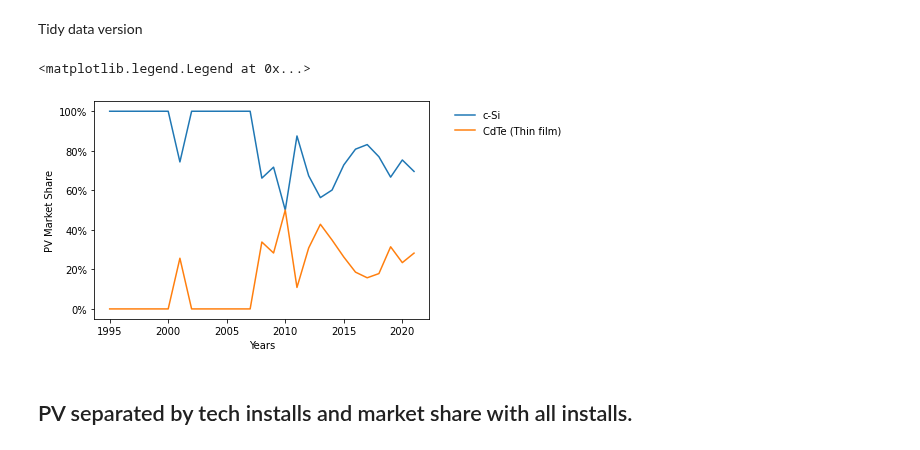
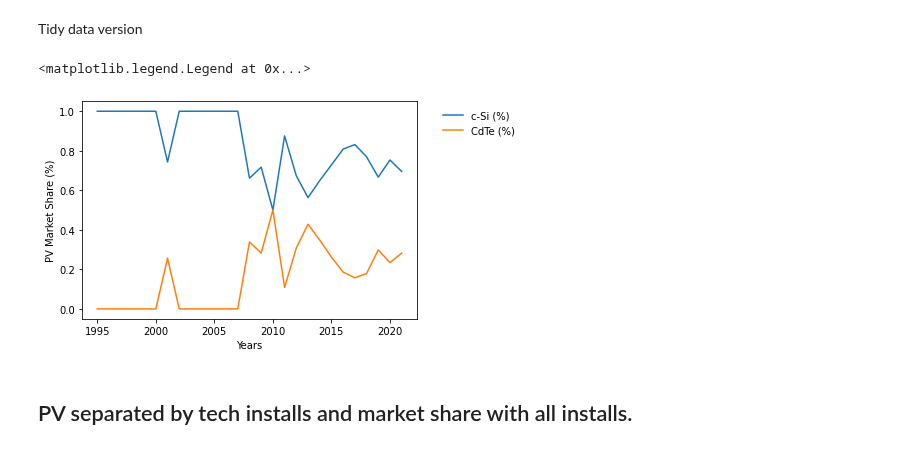
Before and after one commit to NREL/PV_ICE, a Jupyter notebook: docs/tutorials/baseline development documentation/(baseline development) EIA860 Processing - cSi CdTe Installation.ipynb, the cells around one changed output. Cells and saved outputs as stored; diff of their text form; code cells hidden in the pictures.

```diff
--- a/docs/tutorials/baseline development documentation/(baseline development) EIA860 Processing - cSi CdTe Installation.ipynb
+++ b/docs/tutorials/baseline development documentation/(baseline development) EIA860 Processing - cSi CdTe Installation.ipynb
@@ -96,4 +120,5 @@ index_3
 # %% [output]
 array([2121])
 # %%
-eia860_raw_correct_1.loc[index_list, 'Thin-Film (CdTe)?'] = 'N'
+eia860_raw_correct_1.loc[index_3, 'Thin-Film (CdTe)?'] = 'N'
+eia860_raw_correct_1.loc[index_3]
@@ -191,10 +220,11 @@ plt.legend(frameon=False, bbox_to_anchor=(1.05, 1.0), loc='upper left')
 ### Market share calculations - utility
 # %%
 ms_utility = pd.DataFrame()
-ms_utility['c-Si'] = eia860_cSi['Nameplate Capacity (MW)']/new_pv_installs['Nameplate Capacity (MW)']
-ms_utility['CdTe (Thin film)'] = eia860_CdTe['Nameplate Capacity (MW)']/new_pv_installs['Nameplate Capacity (MW)']
+ms_utility['c-Si (%)'] = eia860_cSi['Nameplate Capacity (MW)']/new_pv_installs['Nameplate Capacity (MW)']
+ms_utility['CdTe (%)'] = eia860_CdTe['Nameplate Capacity (MW)']/new_pv_installs['Nameplate Capacity (MW)']
 # ms['CIGS (Thin film)'] = eia860_CIGS['Nameplate Capacity (MW)']/new_pv_installs['Nameplate Capacity (MW)']
 # ms['A-Si (Thin film)'] = eia860_ASi['Nameplate Capacity (MW)']/new_pv_installs['Nameplate Capacity (MW)']
 #ms['Other (Thin film)'] = eia860_Other['Nameplate Capacity (MW)']/new_pv_installs['Nameplate Capacity (MW)']
 ms_utility.fillna(0, inplace=True)
+ms_utility = ms_utility.round(4)
 ms_utility.to_csv(os.path.join(supportMatfolder, 'output_eia860_market_share_c-Si_CdTe_utility.csv'))
@@ -207,17 +257,17 @@ tidy_ms_utility = ms_utility.melt('Year', var_name='Technology', value_name='Mar
 tidy_ms_utility.to_csv(os.path.join(supportMatfolder, 'output_eia860_tidy_cSi_CdTe_market_share_utility.csv'))
 # %%
 ax = sns.lineplot(x='Year', y='Market share', data=tidy_ms_utility, hue='Technology')
-plt.gca().xaxis.set_major_formatter(FuncFormatter(lambda x, _: int(x))) # Sets year x axis as
-ax.yaxis.set_major_formatter(PercentFormatter(1))
+#plt.gca().xaxis.set_major_formatter(FuncFormatter(lambda x, _: int(x))) # Sets year x axis as
+#ax.yaxis.set_major_formatter(PercentFormatter(1))
 
-plt.ylabel('PV Market Share')
+plt.ylabel('PV Market Share (%)')
 plt.xlabel('Years')
 #plt.legend(bbox_to_anchor=(0, 1, 1, 0), loc="lower left")
 plt.legend(frameon=False, bbox_to_anchor=(1.05, 1.0), loc='upper left')
 #plt.plot(df_installs_raw, marker='o')
 # %% [output]
 <matplotlib.legend.Legend at 0x...>
-[figure, old version]
+[figure, new version]
 # %% [markdown]
 ## PV separated by tech installs and market share with all installs.
 # %% [markdown]
```
Also changed, not shown: parts of 7 cells of this notebook, 13 other files.
